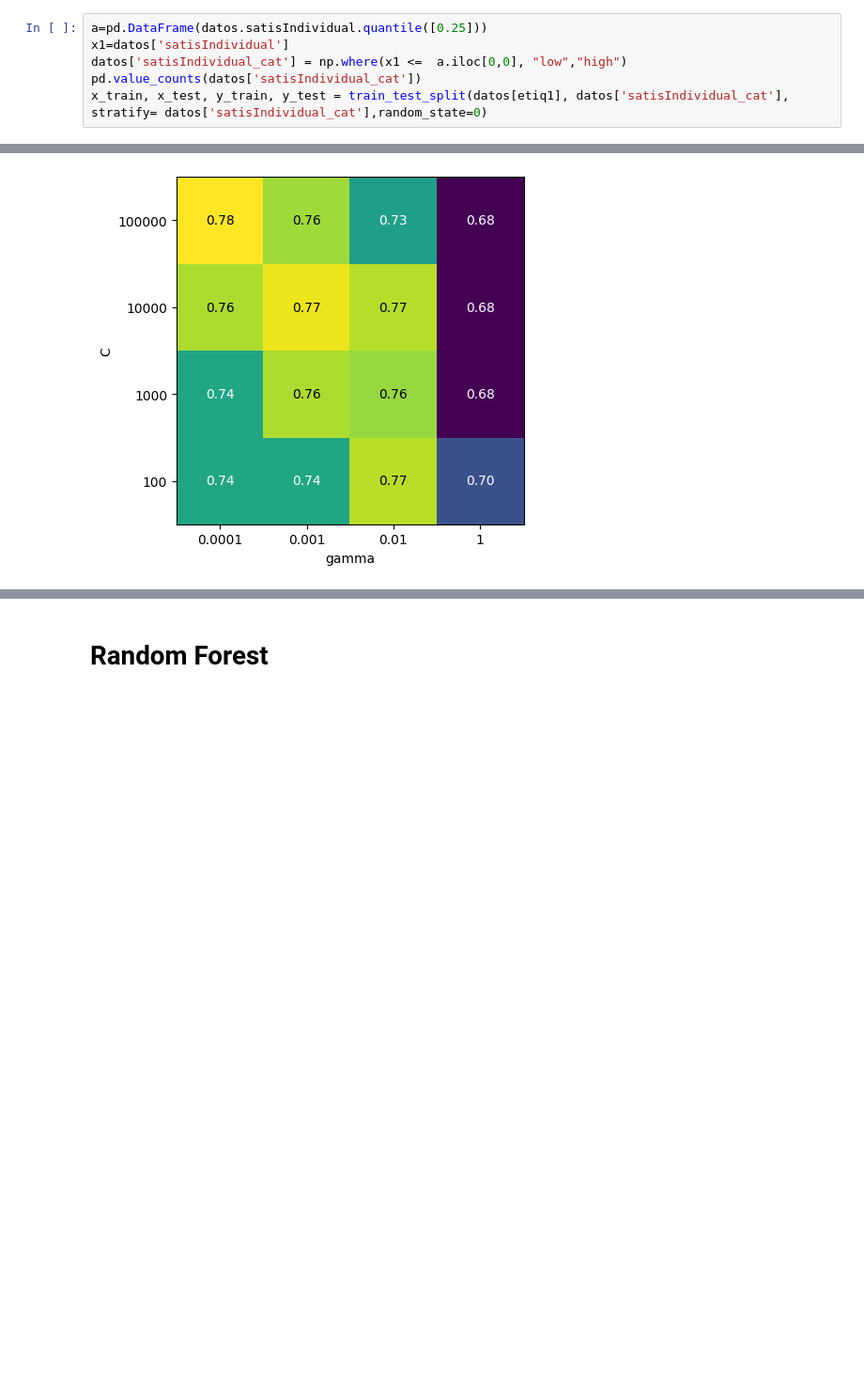
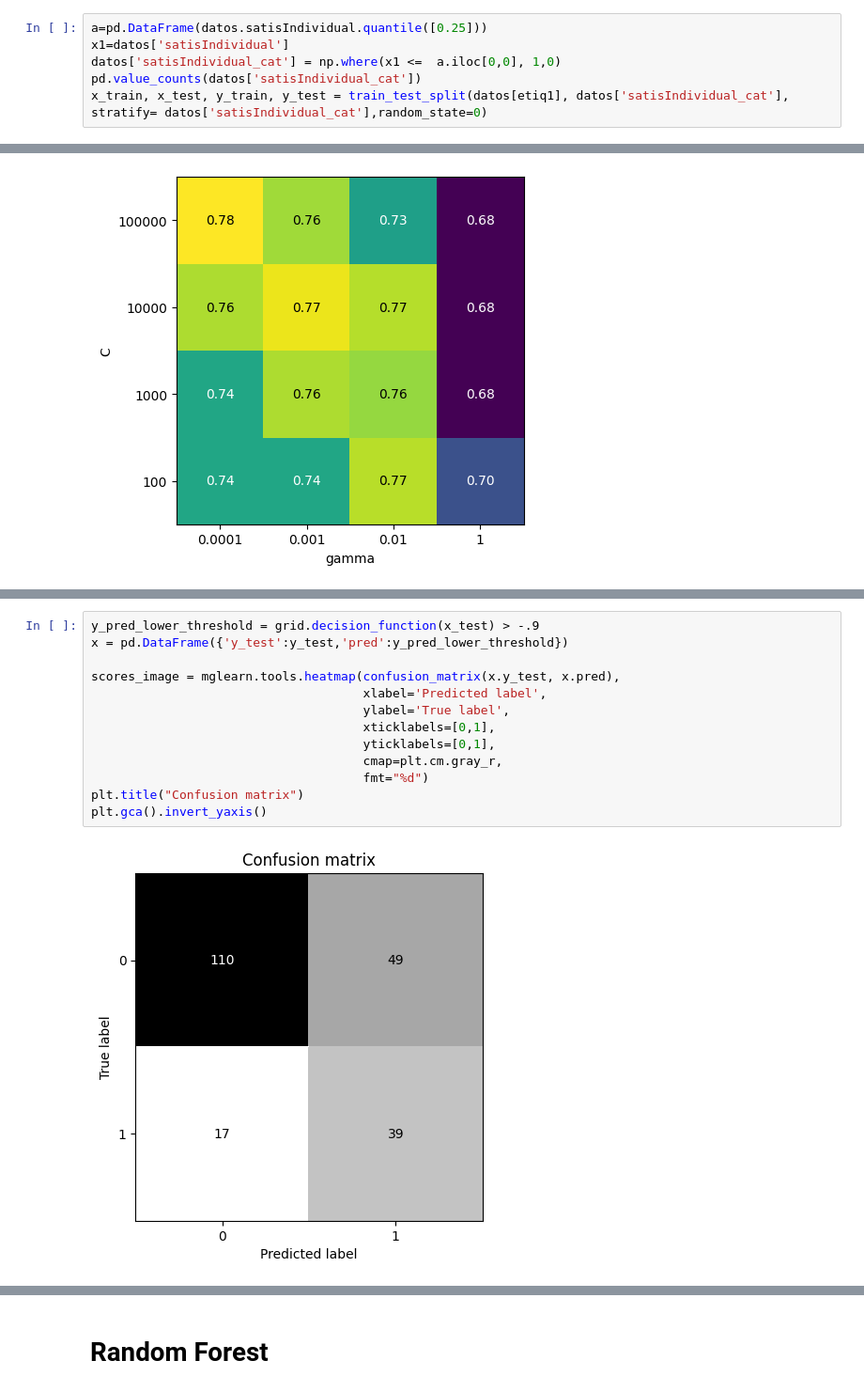
Before and after one commit to rduban/machineLearning_duban, a Jupyter notebook: sexualSatisfaction_python.ipynb, the cells around one changed output, grey strips where cells are left out. Shown at 94% size. Drawn from its saved outputs; the diff is of its cells as text; blank space fills up the shorter version.

```diff
--- a/sexualSatisfaction_python.ipynb
+++ b/sexualSatisfaction_python.ipynb
@@ -128,7 +130,7 @@ Test set score: 0.36
 # %%
 a=pd.DataFrame(datos.satisIndividual.quantile([0.25]))
 x1=datos['satisIndividual']
-datos['satisIndividual_cat'] = np.where(x1 <=  a.iloc[0,0], "low","high")
+datos['satisIndividual_cat'] = np.where(x1 <=  a.iloc[0,0], 1,0)
 pd.value_counts(datos['satisIndividual_cat'])
 x_train, x_test, y_train, y_test = train_test_split(datos[etiq1], datos['satisIndividual_cat'], stratify= datos['satisIndividual_cat'],random_state=0)
 # %%
@@ -170,0 +197,15 @@ weighted avg       0.73      0.76      0.71       215
+# %%
+y_pred_lower_threshold = grid.decision_function(x_test) > -.9
+x = pd.DataFrame({'y_test':y_test,'pred':y_pred_lower_threshold})
+
+scores_image = mglearn.tools.heatmap(confusion_matrix(x.y_test, x.pred),
+                                     xlabel='Predicted label',
+                                     ylabel='True label',
+                                     xticklabels=[0,1],
+                                     yticklabels=[0,1],
+                                     cmap=plt.cm.gray_r,
+                                     fmt="%d")
+plt.title("Confusion matrix")
+plt.gca().invert_yaxis()
+# %% [output]
+[figure, added]
```
Also changed, not shown: parts of 21 cells of this notebook.
